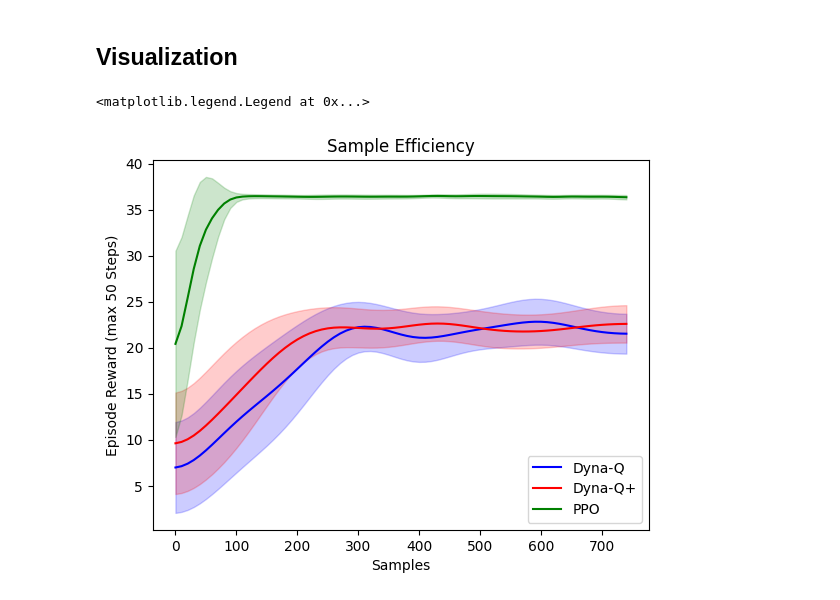
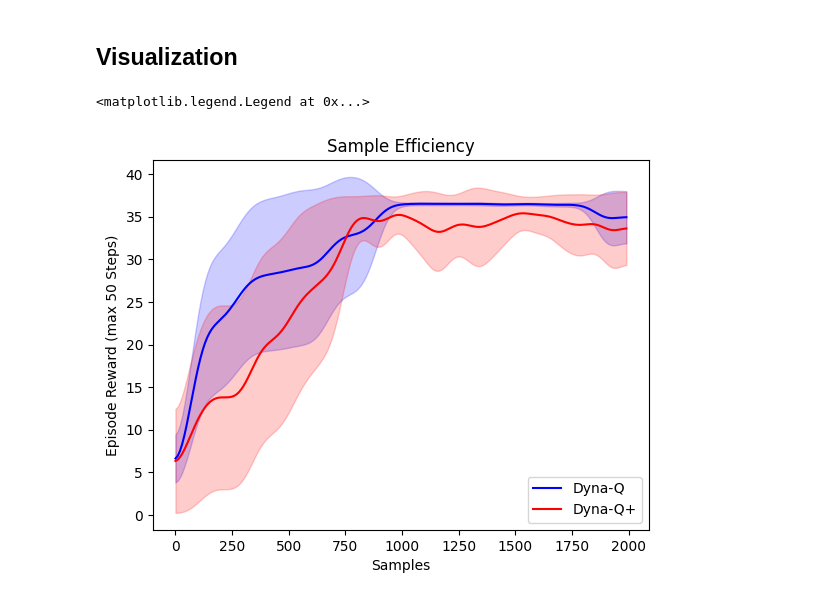
Before and after one commit to nilscrm/stackelberg-ml, a Jupyter notebook: literature_comparison.ipynb, the cells around one changed output. Drawn from its saved outputs; the diff is of its cells as text; code cells hidden in the pictures.

```diff
--- a/literature_comparison.ipynb
+++ b/literature_comparison.ipynb
@@ -33,7 +56,7 @@ class Policy:
 TRAINING_REPS = 10 # how often to train and observe sample efficiency
 SAMPLE_EVAL_RATE = 10 # how many samples inbetween two evaluations?
 N_EVAL_EPISODES = 10
-MAX_SAMPLES = 750 # what is the approximate maximum nr of samples that can be taken
+MAX_SAMPLES = 2_000 # what is the approximate maximum nr of samples that can be taken
 # %%
 def extend_array(arr, new_length):
     if len(arr) < new_length:
@@ -90,7 +113,7 @@ class NonDetModel:
         return s_next, self.rewards[s,a,s_next]
 # %%
 # Adapted from: https://github.com/vojtamolda/reinforcement-learning-an-introduction/blob/main/chapter08/dyna.py
-def dyna_q(env, n, max_samples, eps=0.1, alpha=0.5, gamma=0.95):
+def dyna_q(env, n, max_samples, eps=0.1, eps_mul=1.0, alpha=0.5, gamma=0.95):
     """ Tabular Dyna-Q algorithm per Chapter 8.2 """
     assert type(env.action_space) == gymnasium.spaces.Discrete
     assert type(env.observation_space) == gymnasium.spaces.Discrete
@@ -116,6 +139,7 @@ def dyna_q(env, n, max_samples, eps=0.1, alpha=0.5, gamma=0.95):
     while env.samples < max_samples:
         state,_ = env.reset()
 
+        eps *= eps_mul
         done = False
         truncated = False
         while not done and not truncated:
@@ -150,7 +174,7 @@ def dyna_q(env, n, max_samples, eps=0.1, alpha=0.5, gamma=0.95):
 
     return q, policy, history, evals
 
-def dyna_q_plus(env, n, max_samples, eps=0.1, alpha=0.5, gamma=0.95, kappa=1e-4, action_only=False):
+def dyna_q_plus(env, n, max_samples, eps=0.1, eps_mul=1.0, alpha=0.5, gamma=0.95, kappa=1e-4, action_only=False):
     """ Tabular Dyna-Q+ algorithm per Chapter 8.3 (action_only=False) or Exercise 8.4 (action_only=True). """
     assert type(env.action_space) == gymnasium.spaces.Discrete
     assert type(env.observation_space) == gymnasium.spaces.Discrete
@@ -177,6 +201,7 @@ def dyna_q_plus(env, n, max_samples, eps=0.1, alpha=0.5, gamma=0.95, kappa=1e-4,
     while env.samples < max_samples:
         state,_ = env.reset()
 
+        eps *= eps_mul
         done = False
         truncated = False
         while not done and not truncated:
@@ -219,13 +244,15 @@ def dyna_q_plus(env, n, max_samples, eps=0.1, alpha=0.5, gamma=0.95, kappa=1e-4,
 all_evals_dynq = []
 for i in range(TRAINING_REPS):
     env = CountedEnvWrapper(gymnasium.make("simple_mdp_2", max_ep_steps=50))
-    q, policy, history, evals = dyna_q(env, n, MAX_SAMPLES)
+    q, policy, history, evals = dyna_q(env, n, MAX_SAMPLES, eps=0.76, eps_mul=0.69, alpha=0.69, gamma=0.9)
+    # print(policy)
     all_evals_dynq.append(evals)
 # %%
 all_evals_dynq_plus = []
 for i in range(TRAINING_REPS):
     env = CountedEnvWrapper(gymnasium.make("simple_mdp_2", max_ep_steps=50))
-    q, policy, history, evals = dyna_q_plus(env, n, MAX_SAMPLES)
+    # 'eps': 0.1441553715570536, 'eps_mul': 0.10346795021982362, 'alpha': 0.9973707954756627, 'gamma': 0.9347666395713308
+    q, policy, history, evals = dyna_q_plus(env, n, MAX_SAMPLES, eps=0.144, eps_mul=0.1, alpha=0.99, gamma=0.93, kappa=0.0001)
     all_evals_dynq_plus.append(evals)
 # %% [markdown]
 ## PPO
@@ -289,12 +316,12 @@ Info: (n_steps=10 and n_envs=1)
 # %%
 smooth_factor = 5.0
 plot(all_evals_dynq, "Dyna-Q", color="b", smooth_factor=smooth_factor)
 plot(all_evals_dynq_plus, "Dyna-Q+", color="r", smooth_factor=smooth_factor)
-plot(all_evals_ppo, "PPO", color="g")
+# plot(all_evals_ppo, "PPO", color="g")
 plt.title("Sample Efficiency")
 plt.ylabel("Episode Reward (max 50 Steps)")
 plt.xlabel("Samples")
 plt.legend()
 # %% [output]
 <matplotlib.legend.Legend at 0x...>
-[figure, old version]
+[figure, new version]
```
Also changed, not shown: parts of 15 cells of this notebook.
